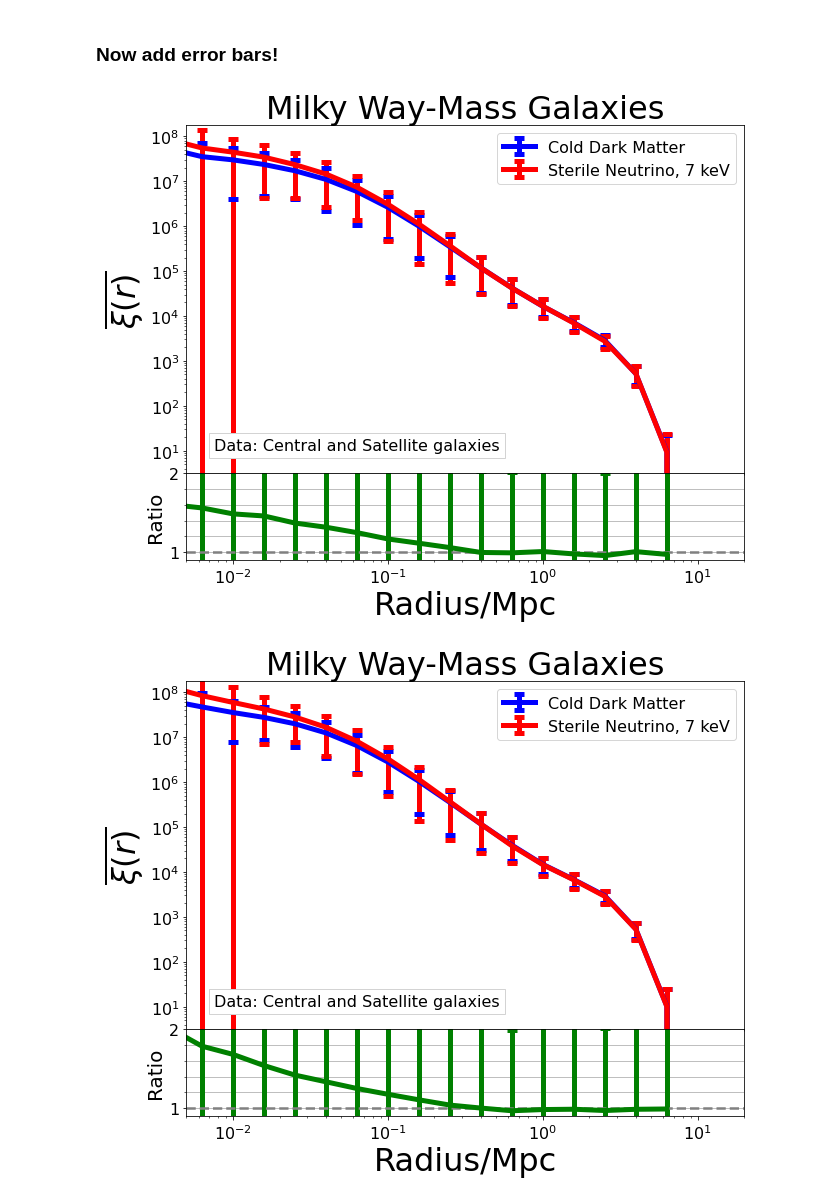
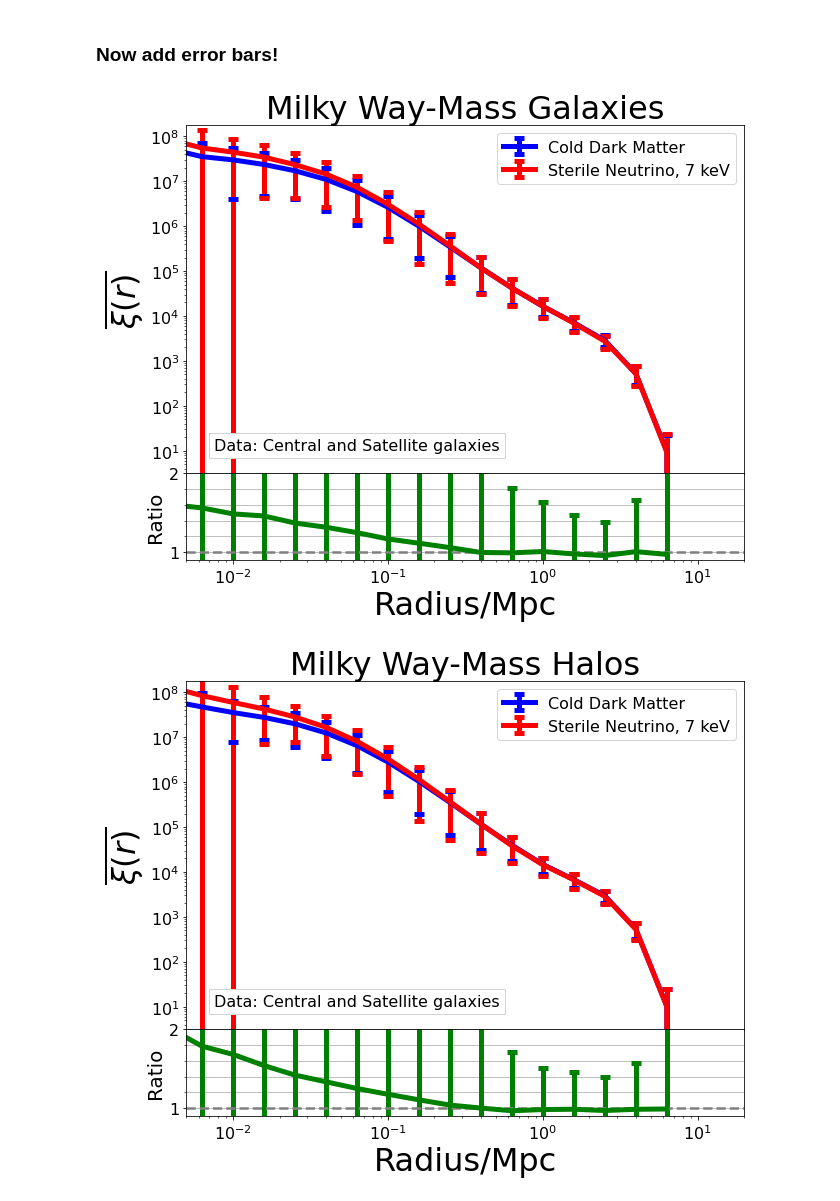
Before and after one commit to mshiferaw/WDM, a Jupyter notebook: Summer 2020/6 Local Group.ipynb, the cells around one changed output. Cells and saved outputs as stored; diff of their text form; code cells hidden in the pictures.

Commit message:
Compute the mean clustering of MW-sized galaxies

```diff
--- a/Summer 2020/6 Local Group.ipynb
+++ b/Summer 2020/6 Local Group.ipynb
@@ -413,6 +413,7 @@ plt.show()
 # %%
 CUTE_cdm_galaxy, cdm_std = np.mean(shell_galaxy['cdm'], axis = 0), np.std(shell_galaxy['cdm'], axis = 0)[:,1]
 CUTE_wdm_galaxy, wdm_std = np.mean(shell_galaxy['wdm'], axis = 0), np.std(shell_galaxy['wdm'], axis = 0)[:,1]
+err = np.sqrt((wdm_std/CUTE_wdm_galaxy[:,1])**2+(cdm_std/CUTE_cdm_galaxy[:,1])**2)*CUTE_wdm_galaxy[:,1]/CUTE_cdm_galaxy[:,1]
 
 textstr = r'Data: Central and Satellite galaxies'
 props = dict(facecolor='white', edgecolor='lightgrey', pad = 5.0)
@@ -439,7 +440,7 @@ grid0.set_xscale('Log')
 grid0.set_yscale('Log')
 
 grid1.errorbar(CUTE_wdm_galaxy[:,0], CUTE_wdm_galaxy[:,1]/CUTE_cdm_galaxy[:,1], linewidth = 5, color = "green",
-               yerr = wdm_std/cdm_std, capsize = 5, capthick = 5)
+               yerr = err, capsize = 5, capthick = 5)
 grid1.set_xlabel("Radius/Mpc", fontsize = 32)
 grid1.set_ylabel("Ratio",  fontsize = 20)
 grid1.axhline(y = 1, color = "grey", ls = "--", linewidth = 2.5)
@@ -453,10 +454,11 @@ grid1.set_xscale('Log')
 plt.savefig('Images/Summer2020/local_galaxy_position_std.pdf', bbox_inches = "tight")
 plt.show()
 # %% [output]
-[figure, old version]
+[figure, new version]
 # %%
 CUTE_cdm_halo, cdm_std = np.mean(shell_halo['cdm'], axis = 0), np.std(shell_halo['cdm'], axis = 0)[:,1]
 CUTE_wdm_halo, wdm_std = np.mean(shell_halo['wdm'], axis = 0), np.std(shell_halo['wdm'], axis = 0)[:,1]
+err = np.sqrt((wdm_std/CUTE_wdm_galaxy[:,1])**2+(cdm_std/CUTE_cdm_galaxy[:,1])**2)*CUTE_wdm_galaxy[:,1]/CUTE_cdm_galaxy[:,1]
 
 textstr = r'Data: Central and Satellite galaxies'
 props = dict(facecolor='white', edgecolor='lightgrey', pad = 5.0)
@@ -468,33 +470,33 @@ grid0 = plt.subplot(grid[0])
 grid1 = plt.subplot(grid[1])
 
 grid0.errorbar(CUTE_cdm_halo[:,0], CUTE_cdm_halo[:,1], label = "Cold Dark Matter", linewidth = 5, color = "blue",
                yerr = cdm_std, capsize = 5, capthick = 5)
 grid0.errorbar(CUTE_wdm_halo[:,0], CUTE_wdm_halo[:,1], label = "Sterile Neutrino, 7 keV", linewidth = 5, color = "red",
                yerr = wdm_std, capsize = 5, capthick = 5)
 grid0.set_xlim(5*10**-3, 2e1)
 grid0.set_ylim(10**0.5, 10**8.25)
 grid0.set_ylabel(r"$\overline{\xi(r)}$", fontsize = 32)
 grid0.legend(fontsize=16)
 grid0.minorticks_on()
 grid0.tick_params(labelsize=16)
 grid0.text(0.05, 0.1, textstr, transform = grid0.transAxes, fontsize = 16, verticalalignment = 'top', bbox = props)
-grid0.set_title('Milky Way-Mass Galaxies', fontsize = 32)
+grid0.set_title('Milky Way-Mass Halos', fontsize = 32)
 grid0.set_xscale('Log')
 grid0.set_yscale('Log')
 
 grid1.errorbar(CUTE_wdm_halo[:,0], CUTE_wdm_halo[:,1]/CUTE_cdm_halo[:,1], linewidth = 5, color = "green",
-               yerr = wdm_std/cdm_std, capsize = 5, capthick = 5)
+               yerr = err, capsize = 5, capthick = 5)
 grid1.set_xlabel("Radius/Mpc", fontsize = 32)
 grid1.set_ylabel("Ratio",  fontsize = 20)
 grid1.axhline(y = 1, color = "grey", ls = "--", linewidth = 2.5)
 grid1.set_xlim(5*10**-3, 2e1)
 grid1.set_ylim(0.9, 2)
 grid1.minorticks_on()
 grid1.tick_params(labelsize = 16)
 grid1.yaxis.grid(which = "both")
 grid1.set_xscale('Log')
 
 plt.savefig('Images/Summer2020/local_halo_position_std.pdf', bbox_inches = "tight")
 plt.show()
 # %% [output]
-[figure, old version]
+[figure, new version]
```
